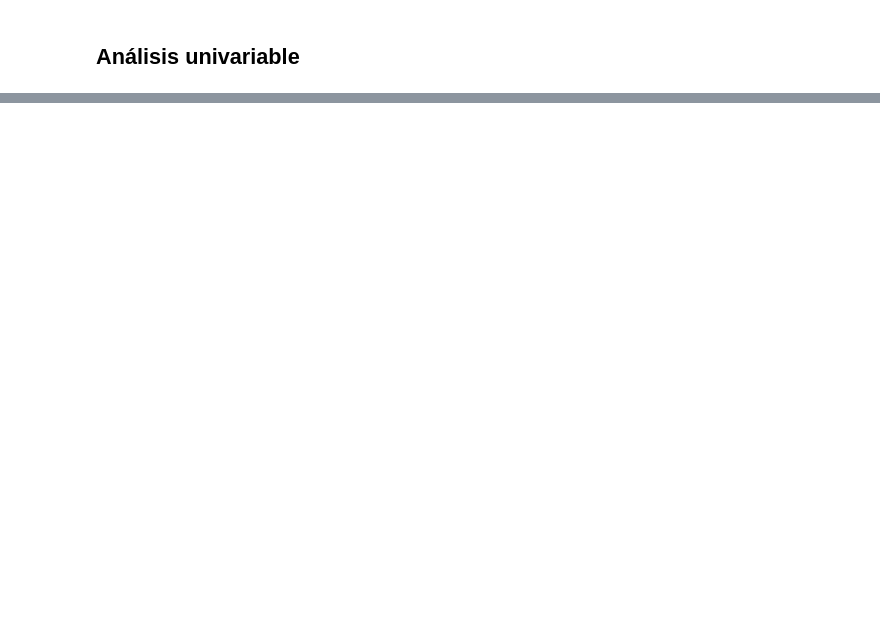
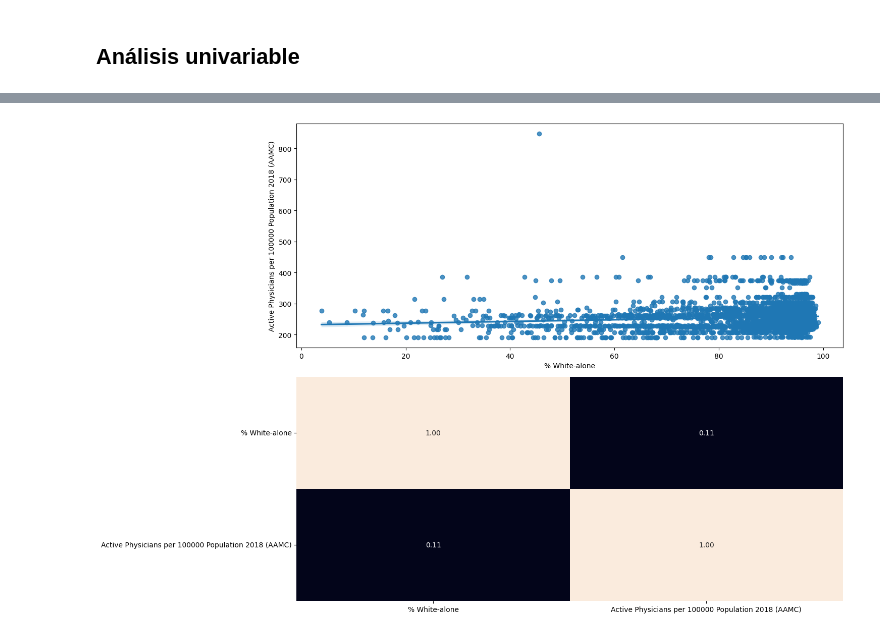
Before and after one commit to Bere333/regularized_linear_regression, a Jupyter notebook: src/regularized_linear_regression.ipynb, the cells around one changed output, grey strips where cells are left out. Cells and saved outputs as stored; diff of their text form; code cells hidden in the pictures; blank space fills up the shorter version.

```diff
--- a/src/regularized_linear_regression.ipynb
+++ b/src/regularized_linear_regression.ipynb
@@ -106,0 +142,15 @@ plt.show()
+# %%
+import matplotlib.pyplot as plt
+import seaborn as sns
+
+fig, axis = plt.subplots(2, 1, figsize = (15, 10))
+#total_data = pd.concat([train_data, test_data])
+
+sns.regplot(ax = axis[0], data = df, x = "% White-alone", y = "Active Physicians per 100000 Population 2018 (AAMC)")
+sns.heatmap(df[["% White-alone", "Active Physicians per 100000 Population 2018 (AAMC)"]].corr(), annot = True, fmt = ".2f", ax = axis[1], cbar = False)
+
+plt.tight_layout()
+
+plt.show()
+# %% [output]
+[figure, added]
```
Also changed, not shown: parts of 12 cells of this notebook.
